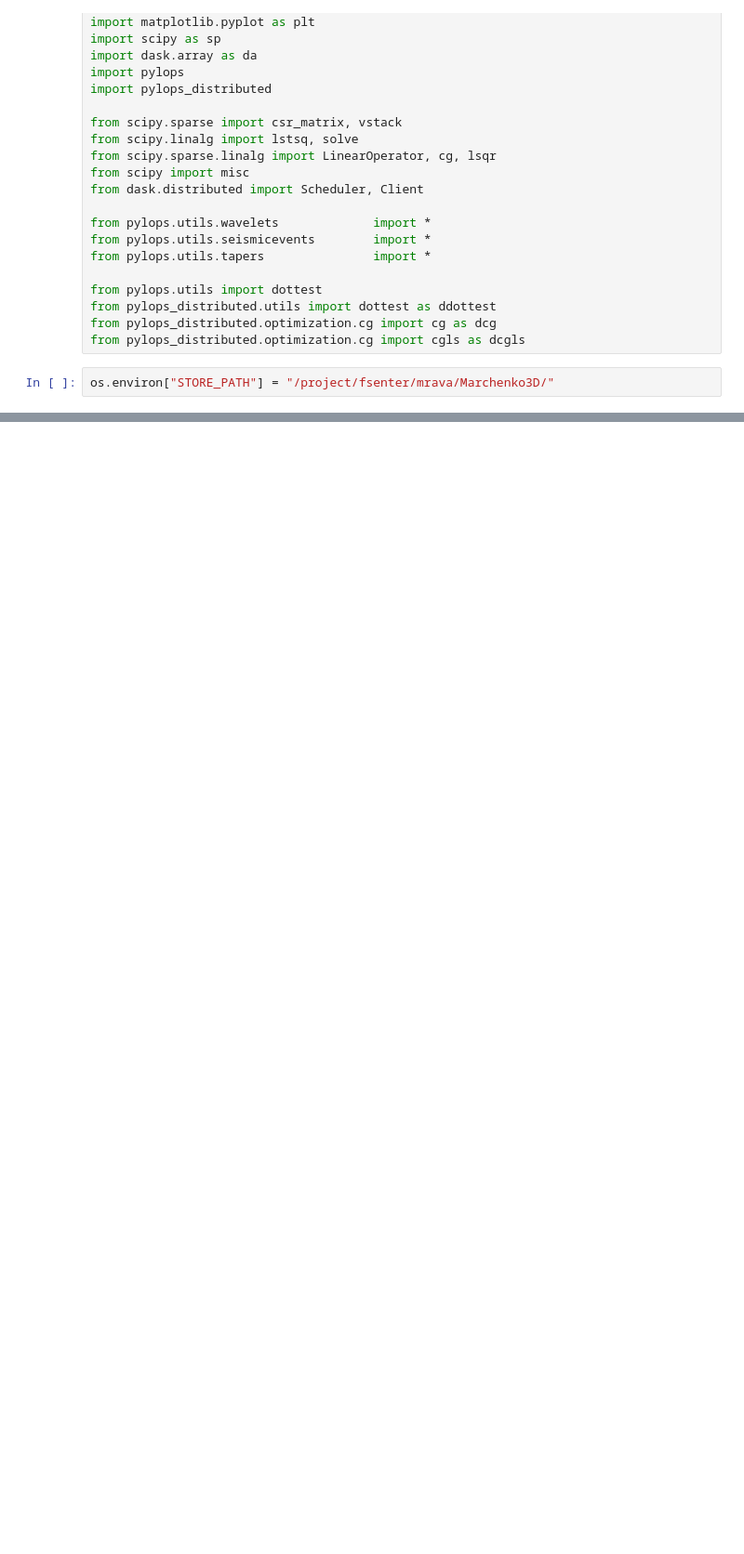
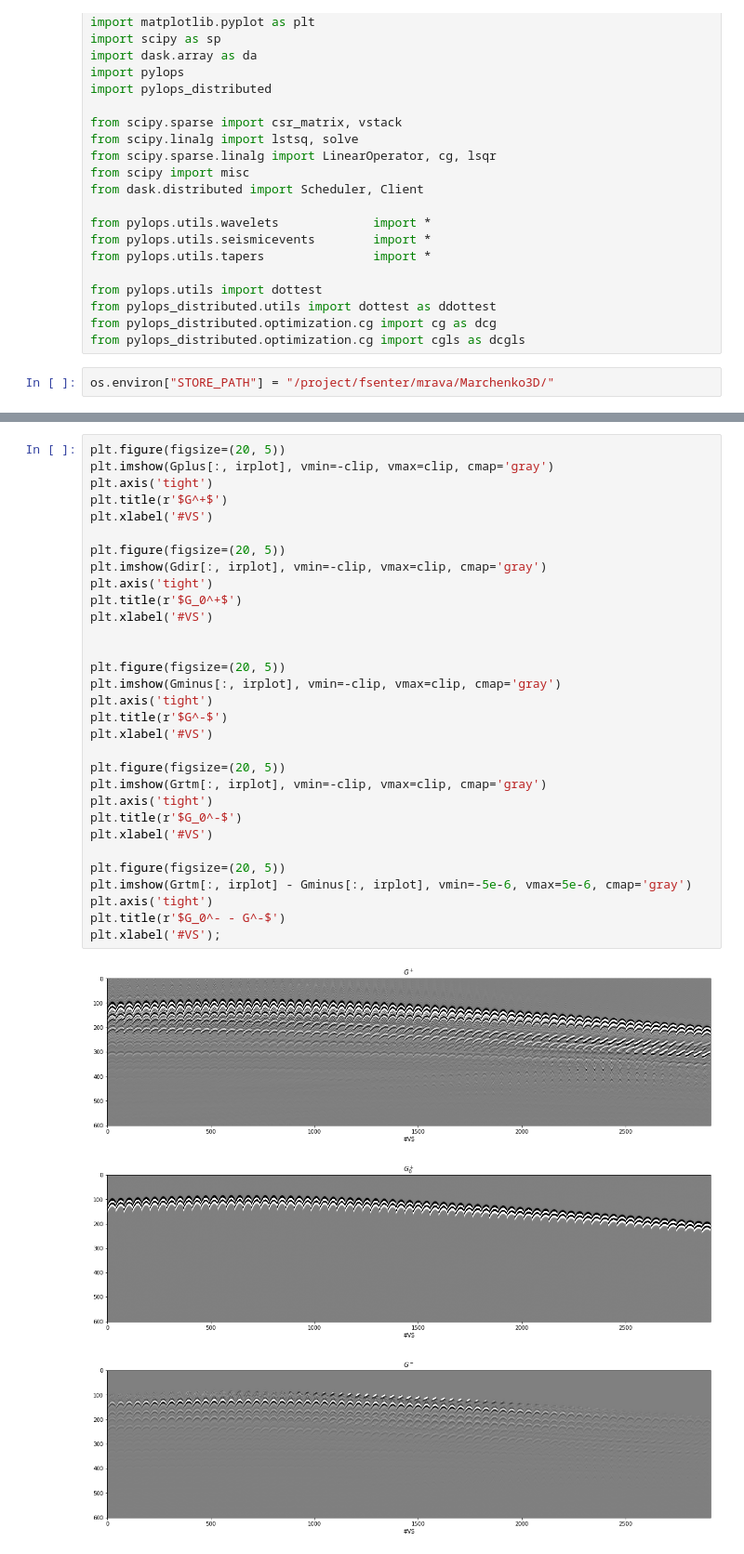
Before and after one commit to DIG-Kaust/MDC-HPC, a Jupyter notebook: Marchenko3D_visualization.ipynb, the cells around one changed output, grey strips where cells are left out. Shown at 93% size. Cells and saved outputs as stored; diff of their text form; blank space fills up the shorter version.

```diff
--- a/Marchenko3D_visualization.ipynb
+++ b/Marchenko3D_visualization.ipynb
@@ -72,0 +155,35 @@ plt.axis('tight');
+# %%
+plt.figure(figsize=(20, 5))
+plt.imshow(Gplus[:, irplot], vmin=-clip, vmax=clip, cmap='gray')
+plt.axis('tight')
+plt.title(r'$G^+$')
+plt.xlabel('#VS')
+
+plt.figure(figsize=(20, 5))
+plt.imshow(Gdir[:, irplot], vmin=-clip, vmax=clip, cmap='gray')
+plt.axis('tight')
+plt.title(r'$G_0^+$')
+plt.xlabel('#VS')
+
+
+plt.figure(figsize=(20, 5))
+plt.imshow(Gminus[:, irplot], vmin=-clip, vmax=clip, cmap='gray')
+plt.axis('tight')
+plt.title(r'$G^-$')
+plt.xlabel('#VS')
+
+plt.figure(figsize=(20, 5))
+plt.imshow(Grtm[:, irplot], vmin=-clip, vmax=clip, cmap='gray')
+plt.axis('tight')
+plt.title(r'$G_0^-$')
+plt.xlabel('#VS')
+
+plt.figure(figsize=(20, 5))
+plt.imshow(Grtm[:, irplot] - Gminus[:, irplot], vmin=-5e-6, vmax=5e-6, cmap='gray')
+plt.axis('tight')
+plt.title(r'$G_0^- - G^-$')
+plt.xlabel('#VS');
+# %% [output]
+[figure, added]
+[figure, added]
+[figure, added]
```
Also changed, not shown: parts of 8 cells of this notebook.
